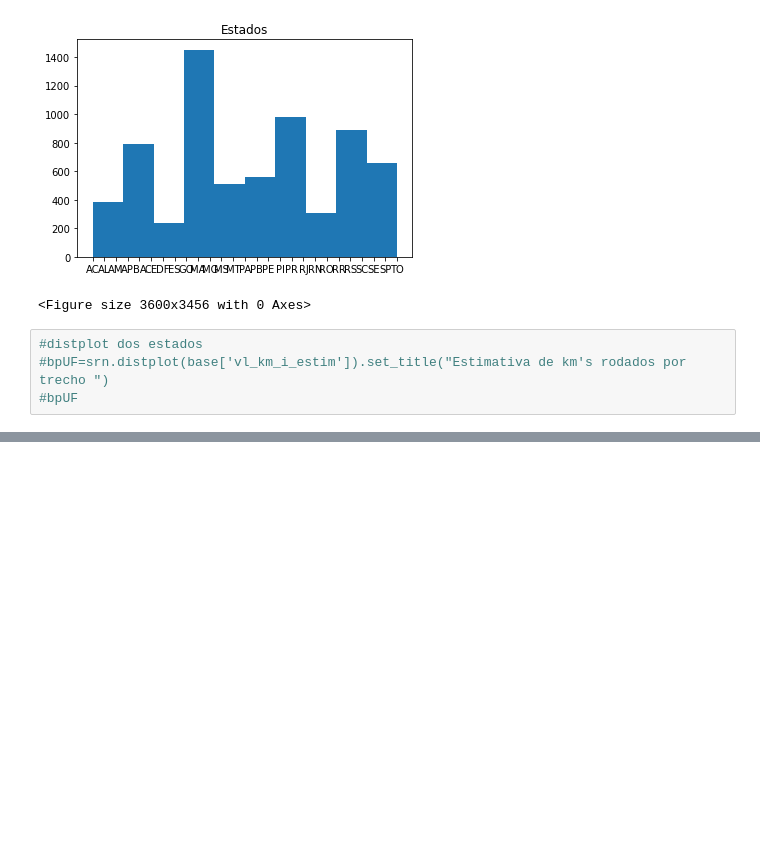
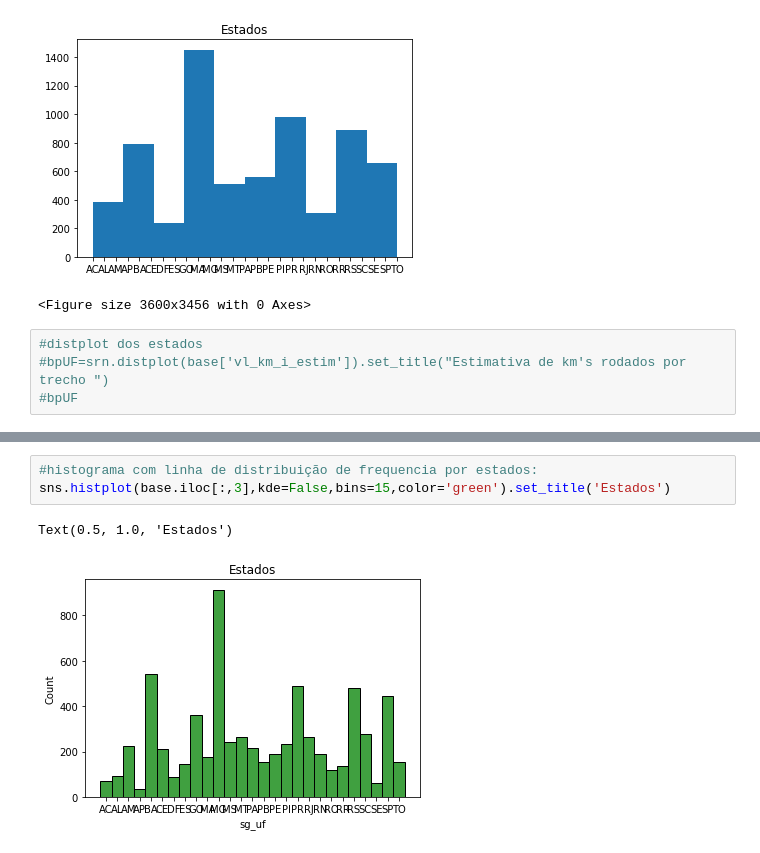
Before and after one commit to WandersonGustavo/Imersao_Alura, a Jupyter notebook: dnit_dados.ipynb, the cells around one changed output, grey strips where cells are left out. Saved outputs shown, nothing was run; the diff lists cells and outputs as text; blank space fills up the shorter version.

```diff
--- a/dnit_dados.ipynb
+++ b/dnit_dados.ipynb
@@ -83,0 +108,6 @@ histogramaUF
+# %%
+#histograma com linha de distribuição de frequencia por estados:
+sns.histplot(base.iloc[:,3],kde=False,bins=15,color='green').set_title('Estados')
+# %% [output]
+Text(0.5, 1.0, 'Estados')
+[figure, added]
```
Also changed, not shown: parts of 8 cells of this notebook.
